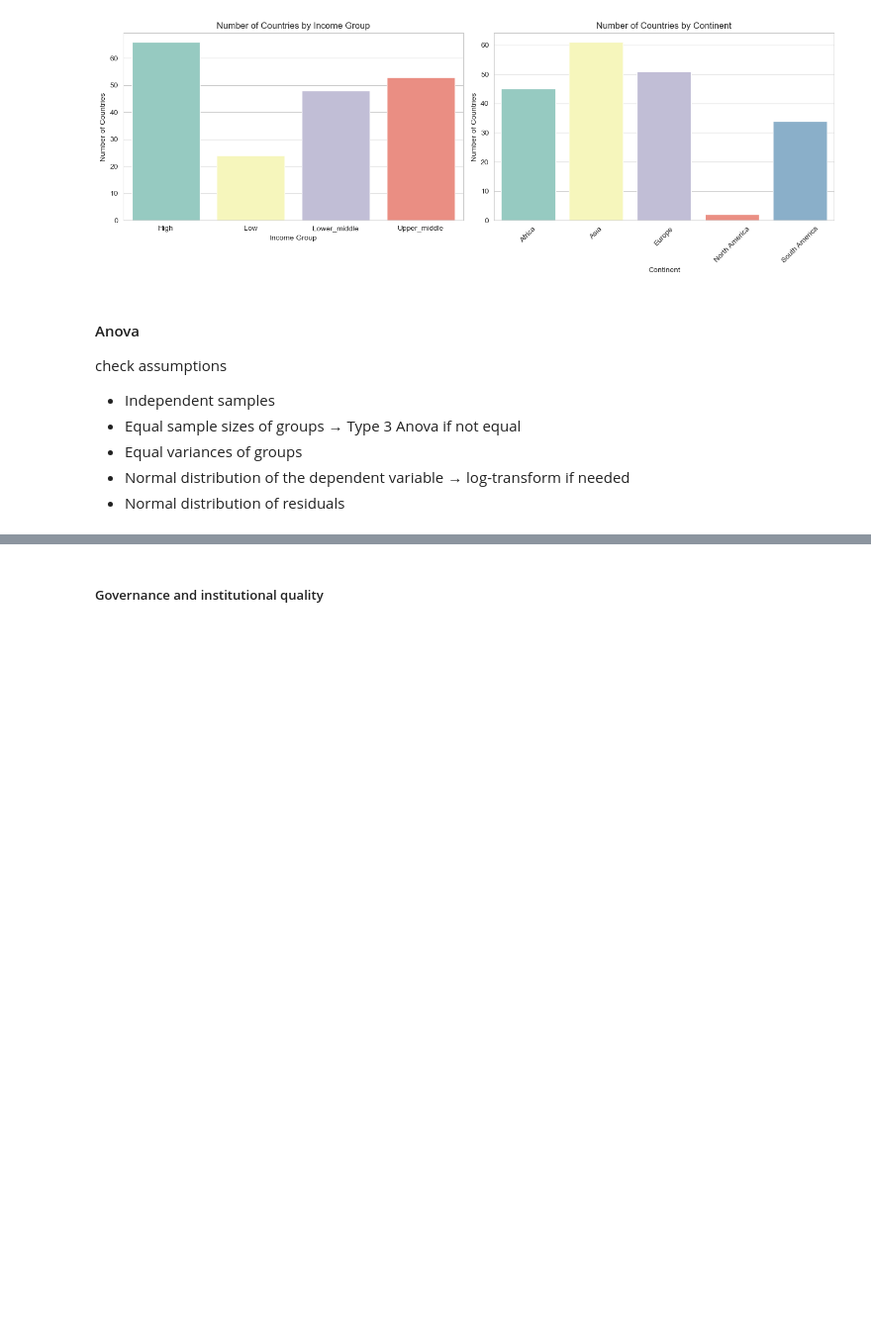
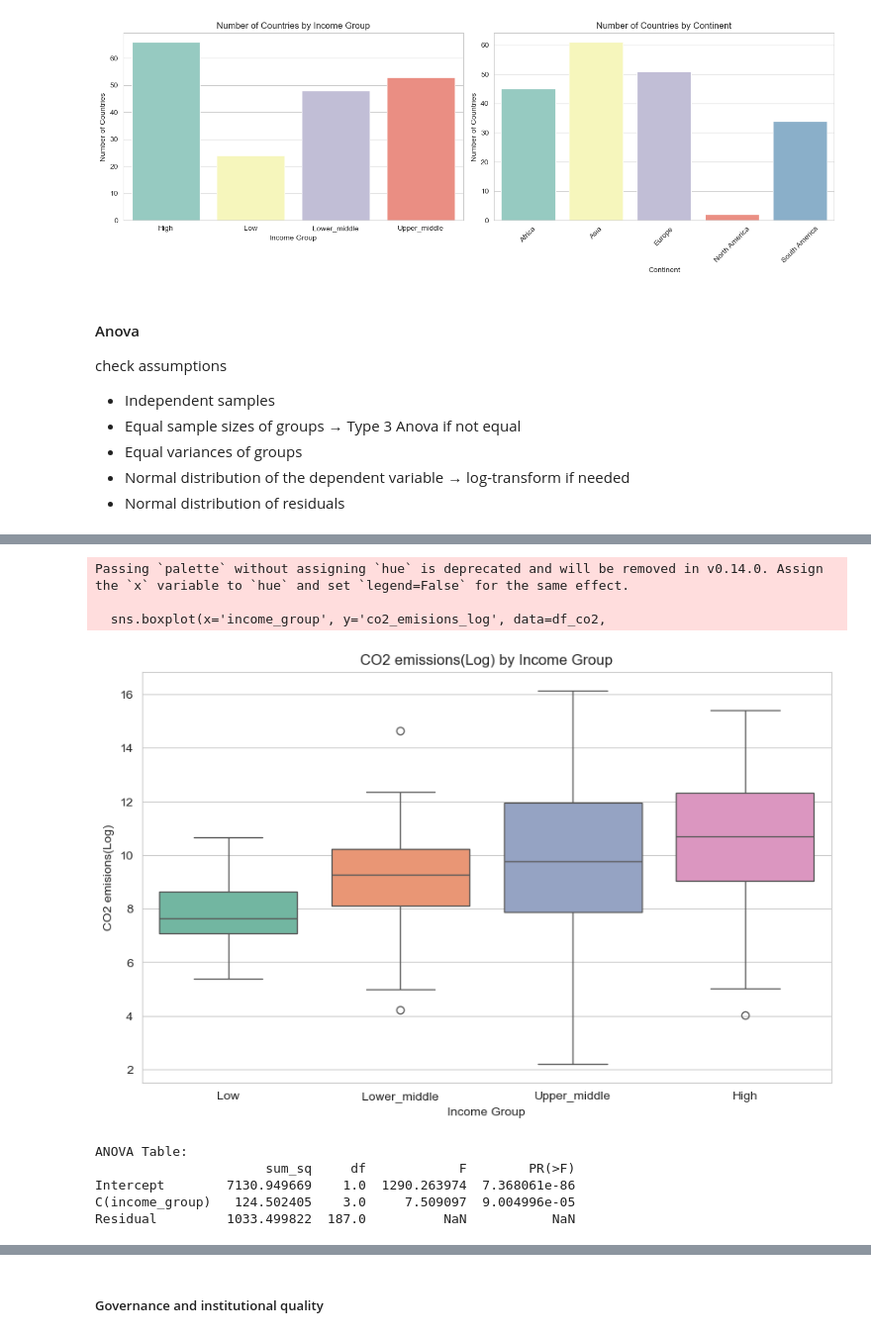
Before and after one commit to muratbek-kebtarum/ASDA_2025_Group_5_Portfolio, a Jupyter notebook: notebooks/week_05_group_5_notebook.ipynb, the cells around one changed output, grey strips where cells are left out. Shown: that part at 99% size. Saved outputs shown, nothing was run; the diff lists cells and outputs as text; code cells hidden in the pictures; blank space fills up the shorter version.

```diff
--- a/notebooks/week_05_group_5_notebook.ipynb
+++ b/notebooks/week_05_group_5_notebook.ipynb
@@ -691,0 +776,28 @@ check assumptions
+# %%
+# 4-Equal variances of groups
+# Boxplot to visualize variance per income group
+plt.figure(figsize=(10,6))
+sns.boxplot(x='income_group', y='co2_emisions_log', data=df_co2,
+            order=['Low', 'Lower_middle', 'Upper_middle', 'High'],
+            palette='Set2')
+plt.title('CO2 emissions(Log) by Income Group')
+plt.xlabel('Income Group')
+plt.ylabel('CO2 emisions(Log)')
+plt.show()
+# %% [output]
+Passing `palette` without assigning `hue` is deprecated and will be removed in v0.14.0. Assign the `x` variable to `hue` and set `legend=False` for the same effect.
+
+  sns.boxplot(x='income_group', y='co2_emisions_log', data=df_co2,
+[figure, added]
+# %%
+# Fit ANOVA model
+model = ols('co2_emisions_log ~ C(income_group)', data=df_co2).fit()
+anova_table = sm.stats.anova_lm(model, typ=3)
+print("ANOVA Table:")
+print(anova_table)
+# %% [output]
+ANOVA Table:
+                      sum_sq     df            F        PR(>F)
+Intercept        7130.949669    1.0  1290.263974  7.368061e-86
+C(income_group)   124.502405    3.0     7.509097  9.004996e-05
+Residual         1033.499822  187.0          NaN           NaN
```
Also changed, not shown: parts of 22 cells of this notebook.
